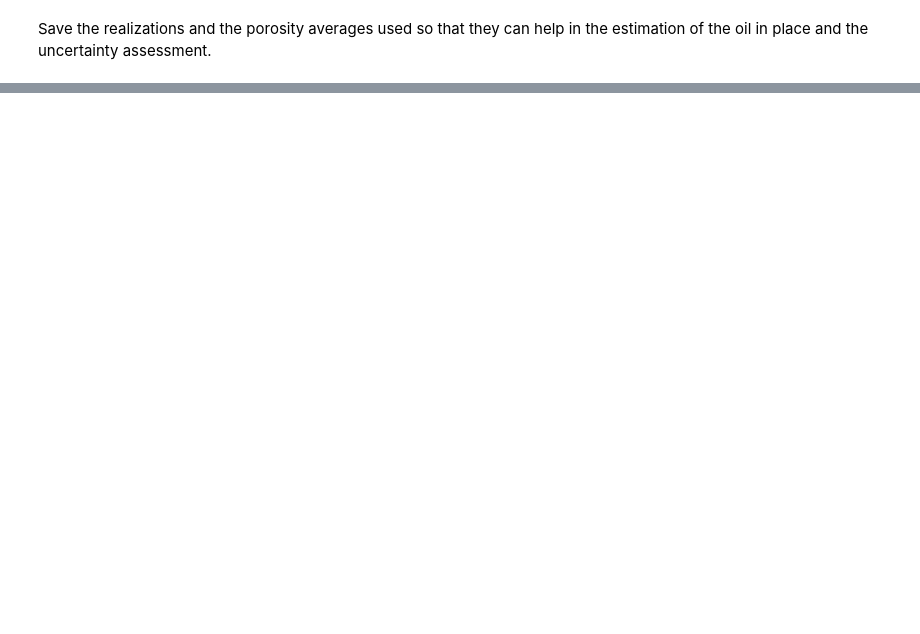
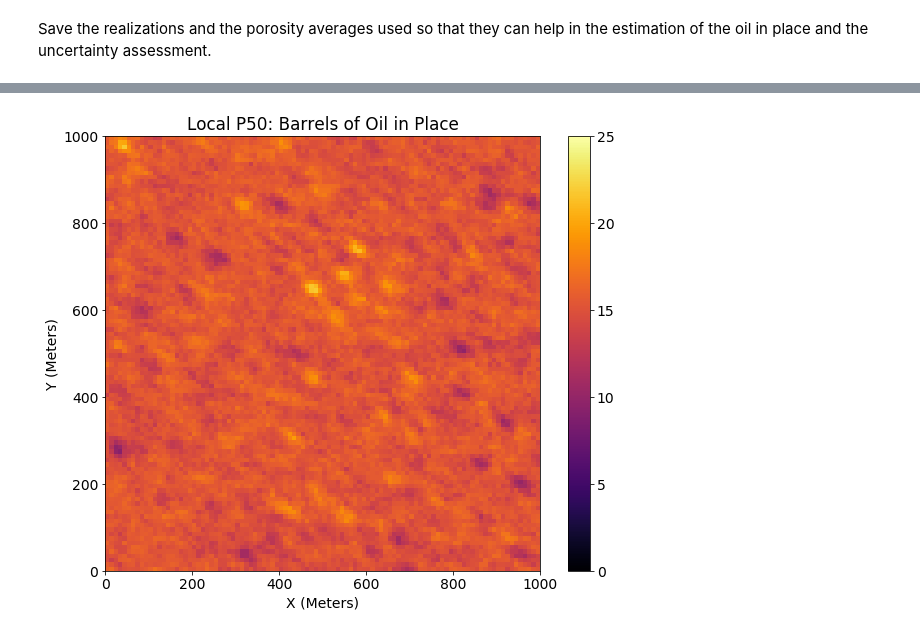
Before and after one commit to elbeejay/PGE383-Group1, a Jupyter notebook: update6/update6_part02_porosity.ipynb, the cells around one changed output, grey strips where cells are left out. Saved outputs shown, nothing was run; the diff lists cells and outputs as text; code cells hidden in the pictures; blank space fills up the shorter version.

```diff
--- a/update6/update6_part02_porosity.ipynb
+++ b/update6/update6_part02_porosity.ipynb
@@ -153,0 +179,15 @@ np.save('SGS_por_avgs',rand_por)
+# %%
+plt.figure()
+P50 = plt.imshow(P50Map, cmap=plt.cm.inferno, extent=(0, 1000, 0, 1000))
+plt.clim(0, 25)
+plt.xlabel('X (Meters)')
+plt.ylabel('Y (Meters)')
+plt.title('Local P50: Barrels of Oil in Place')
+plt.colorbar()
+plt.rcParams.update({'font.size': 14})
+fig1 = plt.gcf()
+plt.show(P50)
+plt.rcParams["figure.figsize"] = (10,8)
+fig1.savefig('OIP-P50.png',dpi=100)
+# %% [output]
+[figure, added]
```
Also changed, not shown: parts of 8 cells of this notebook, 9 other files.
